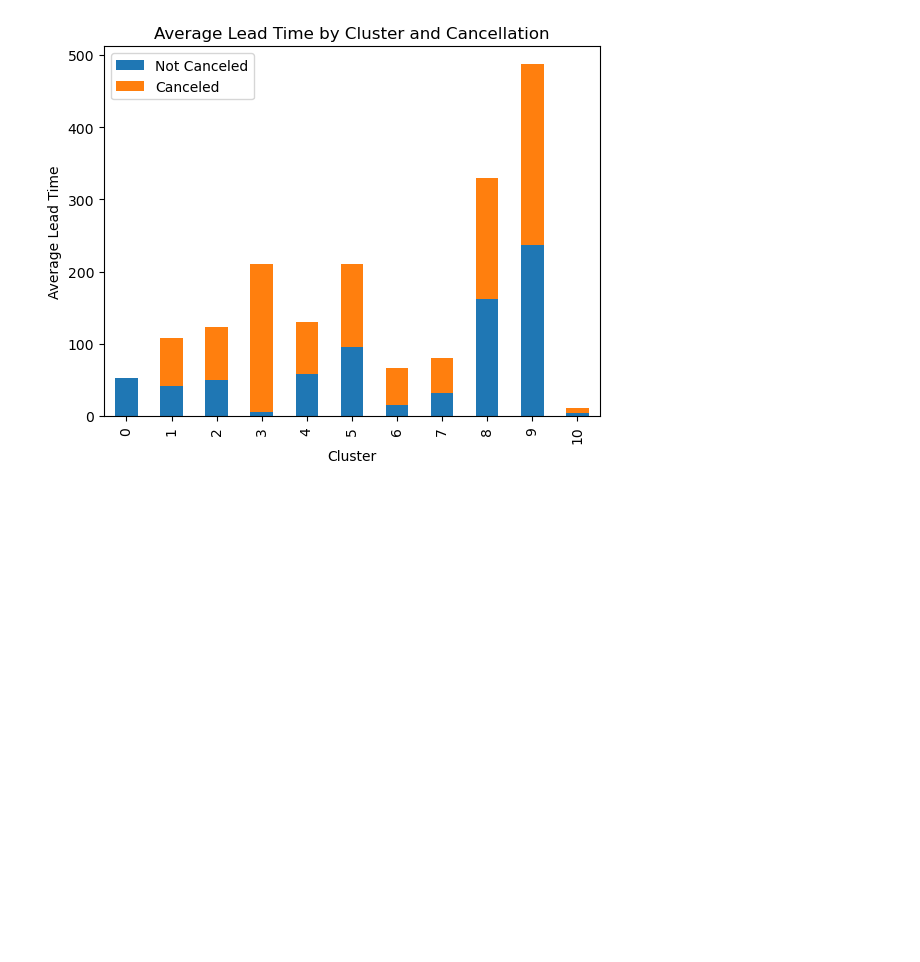
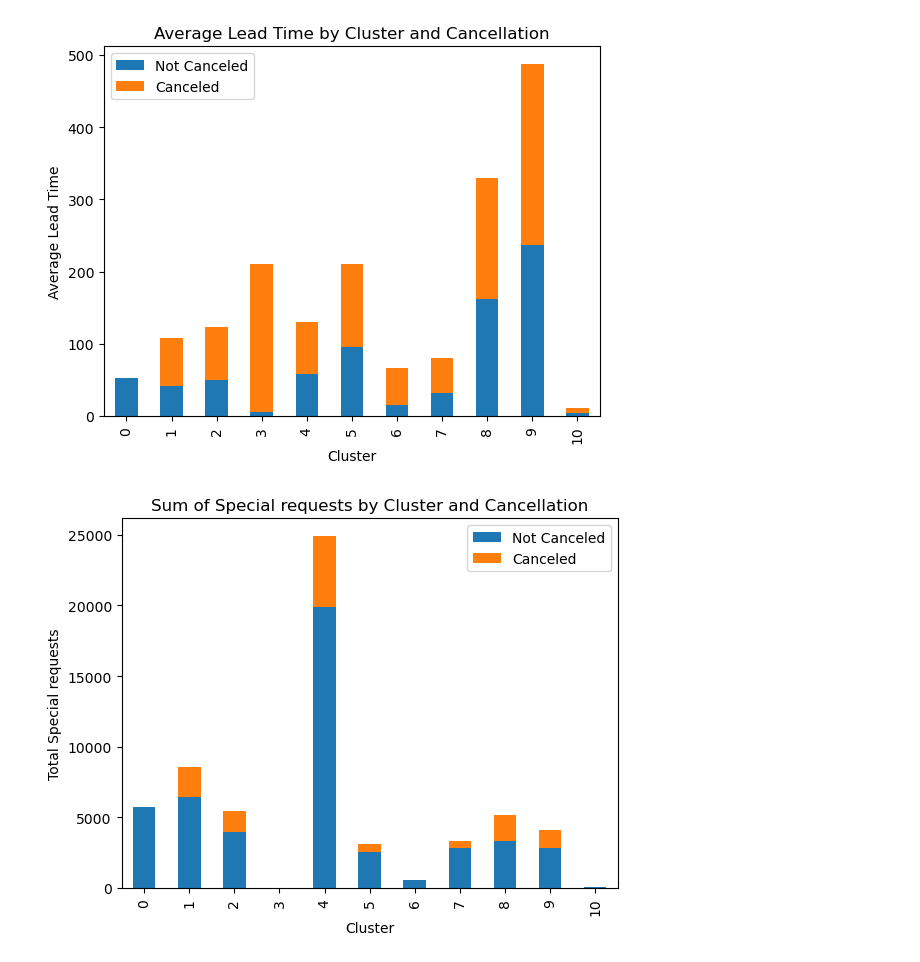
Before and after one commit to XoCedillo/mlops-team10, a Jupyter notebook: notebooks/1.5-ep-data-clusterization.ipynb, the cells around one changed output. Cells and saved outputs as stored; diff of their text form; code cells hidden in the pictures; blank space fills up the shorter version.

```diff
--- a/notebooks/1.5-ep-data-clusterization.ipynb
+++ b/notebooks/1.5-ep-data-clusterization.ipynb
@@ -268,3 +281,22 @@ plt.legend(['Not Canceled', 'Canceled'])
 plt.show()
 # %% [output]
 [figure]
+# %%
+# Group by 'cluster' and 'is_canceled'
+grouped_data = hotel_df.groupby(['cluster', 'is_canceled'])
+
+# Calculate average lead_time for each group
+special_req_sum = grouped_data['total_of_special_requests'].sum()
+
+# Create a pivot table for easier plotting
+pivot_data = special_req_sum.reset_index().pivot(index='cluster', columns='is_canceled', values='total_of_special_requests')
+
+# Create the stacked bar chart
+pivot_data.plot(kind='bar', stacked=True)
+plt.xlabel('Cluster')
+plt.ylabel('Total Special requests')
+plt.title('Sum of Special requests by Cluster and Cancellation')
+plt.legend(['Not Canceled', 'Canceled'])
+plt.show()
+# %% [output]
+[figure, added]
```
Also changed, not shown: parts of 1 cell of this notebook.
